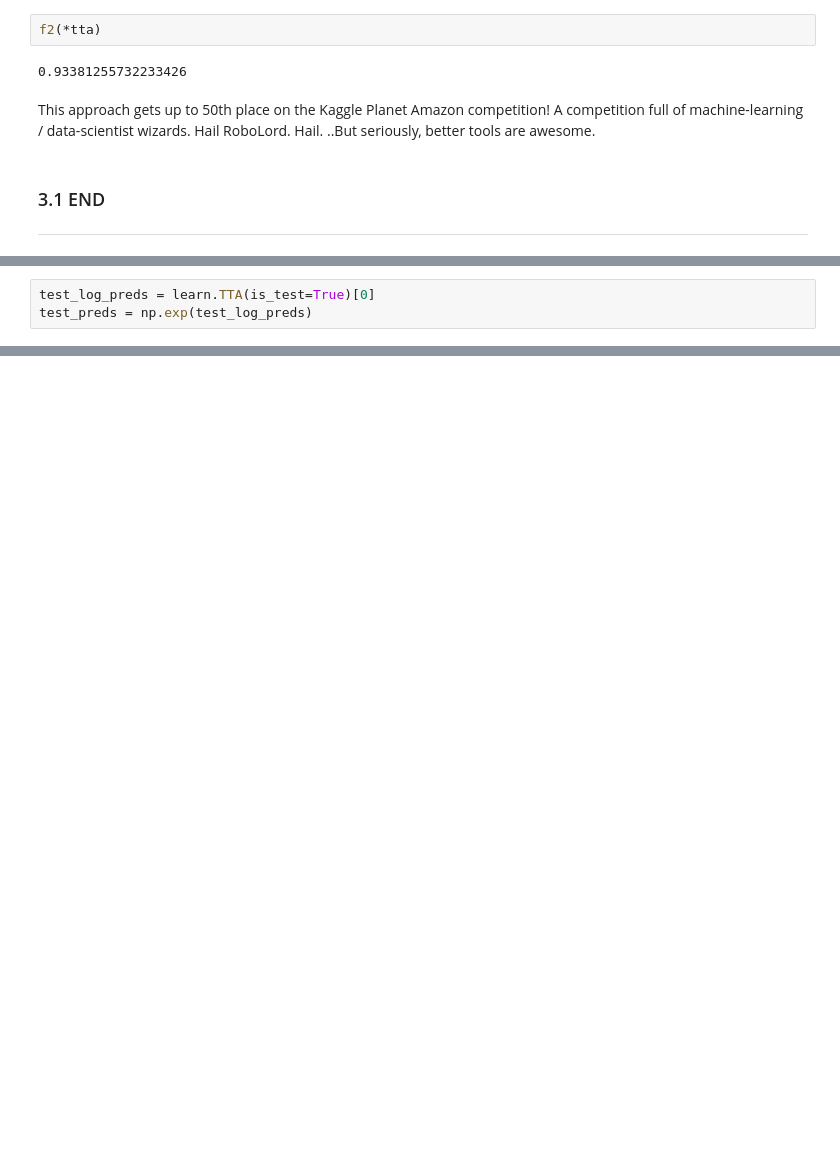
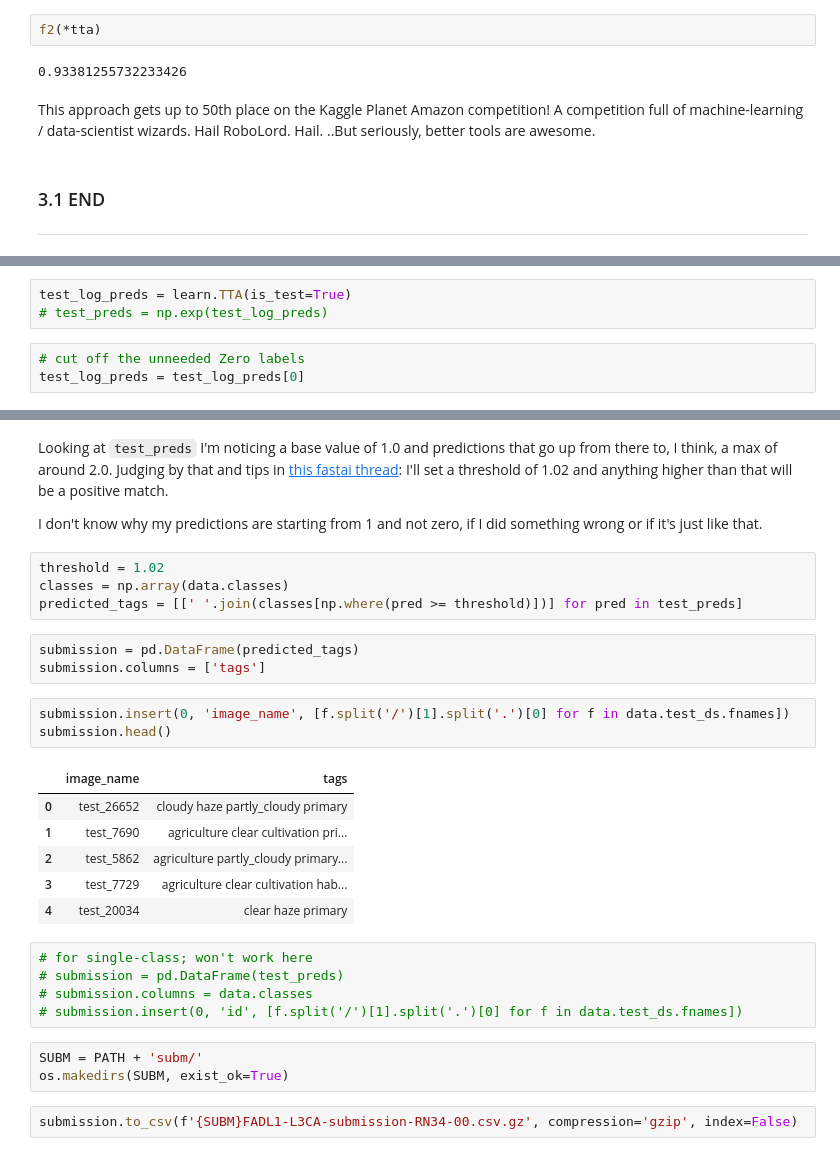
Before and after one commit to WNoxchi/deeplearningstudy, a Jupyter notebook: FADL1/L3CA_lesson2-image-models.ipynb, the cells around one changed output, grey strips where cells are left out. Drawn from its saved outputs; the diff is of its cells as text; blank space fills up the shorter version.

```diff
--- a/FADL1/L3CA_lesson2-image-models.ipynb
+++ b/FADL1/L3CA_lesson2-image-models.ipynb
@@ -318,3 +353,6 @@ This approach gets up to 50th place on the Kaggle Planet Amazon competition! A c
 # %%
-test_log_preds = learn.TTA(is_test=True)[0]
-test_preds = np.exp(test_log_preds)
+test_log_preds = learn.TTA(is_test=True)
+# test_preds = np.exp(test_log_preds)
+# %%
+# cut off the unneeded Zero labels
+test_log_preds = test_log_preds[0]
@@ -320,0 +448,31 @@ test_preds = np.exp(test_log_preds)
+# %% [markdown]
+Looking at `test_preds` I'm noticing a base value of 1.0 and predictions that go up from there to, I think, a max of around 2.0. Judging by that and tips in [this fastai thread](http://forums.fast.ai/t/planet-classification-challenge/7824/90): I'll set a threshold of 1.02 and anything higher than that will be a positive match.
+
+I don't know why my predictions are starting from 1 and not zero, if I did something wrong or if it's just like that.
+# %%
+threshold = 1.02
+classes = np.array(data.classes)
+predicted_tags = [[' '.join(classes[np.where(pred >= threshold)])] for pred in test_preds]
+# %%
+submission = pd.DataFrame(predicted_tags)
+submission.columns = ['tags']
+# %%
+submission.insert(0, 'image_name', [f.split('/')[1].split('.')[0] for f in data.test_ds.fnames])
+submission.head()
+# %% [output]
+|  | image_name | tags |
+| 0 | test_26652 | cloudy haze partly_cloudy primary |
+| 1 | test_7690 | agriculture clear cultivation pri... |
+| 2 | test_5862 | agriculture partly_cloudy primary... |
+| 3 | test_7729 | agriculture clear cultivation hab... |
+| 4 | test_20034 | clear haze primary |
+# %%
+# for single-class; won't work here
+# submission = pd.DataFrame(test_preds)
+# submission.columns = data.classes
+# submission.insert(0, 'id', [f.split('/')[1].split('.')[0] for f in data.test_ds.fnames])
+# %%
+SUBM = PATH + 'subm/'
+os.makedirs(SUBM, exist_ok=True)
+# %%
+submission.to_csv(f'{SUBM}FADL1-L3CA-submission-RN34-00.csv.gz', compression='gzip', index=False)
```
Also changed, not shown: parts of 48 cells of this notebook.
